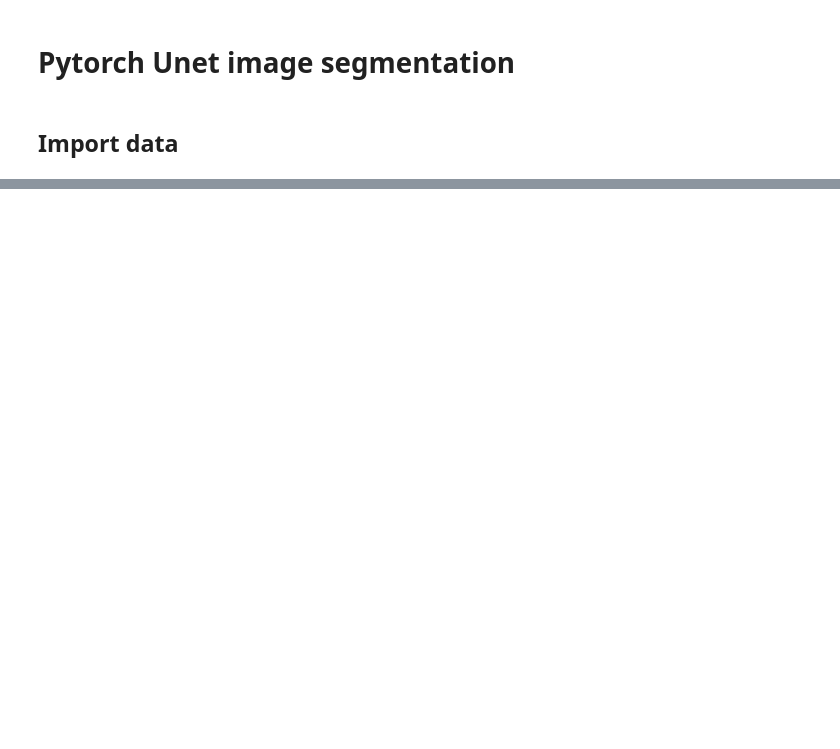
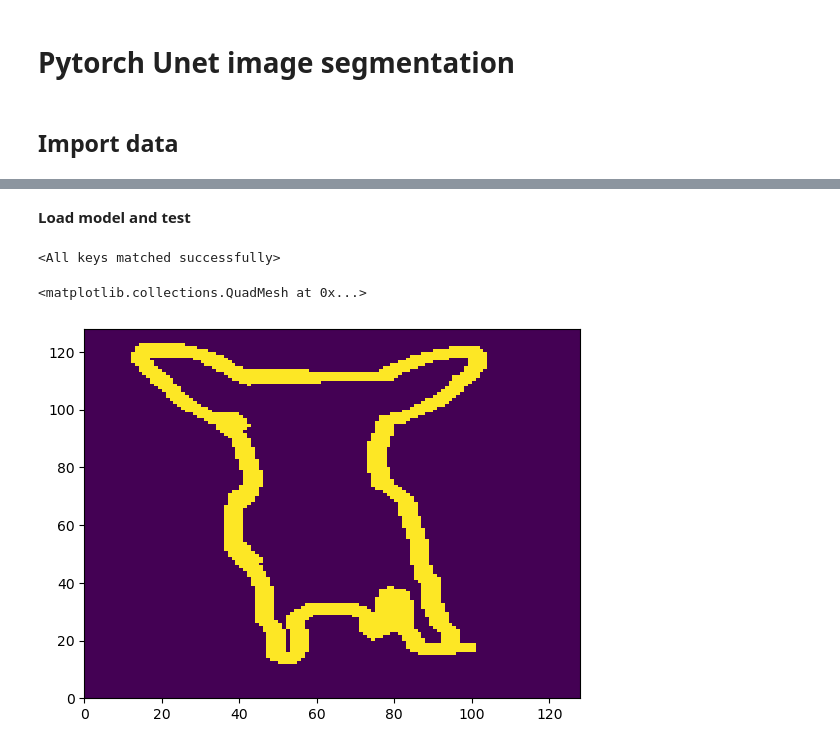
Before and after one commit to yingkaisha/atmos_notebooks, a Jupyter notebook: Pytorch/Pytorch_Unet_image_segmentation.ipynb, the cells around one changed output, grey strips where cells are left out. Saved outputs shown, nothing was run; the diff lists cells and outputs as text; code cells hidden in the pictures; blank space fills up the shorter version.

```diff
--- a/Pytorch/Pytorch_Unet_image_segmentation.ipynb
+++ b/Pytorch/Pytorch_Unet_image_segmentation.ipynb
@@ -198,0 +233,2 @@ for epoch in range(2):  # loop over the dataset multiple times
+# %%
+N_sample = 64 # number of samples per batch
@@ -198,0 +326,11 @@ for epoch in range(2):  # loop over the dataset multiple times
+# %%
+N_epoch = 50 # number of epoches
+min_del = 0.0
+max_tol = 3 # early stopping with 2-epoch patience
+tol = 0
+
+save_dir = '/glade/work/ksha/torch_models/oxford_unet.pth'
+
+model = UNet(n_channels=3, n_classes=3).to("cuda")
+loss_func = nn.CrossEntropyLoss()
+optimizer = torch.optim.Adam(model.parameters(), lr=1e-3)
@@ -198,0 +339,22 @@ for epoch in range(2):  # loop over the dataset multiple times
+# %%
+# # load from pre-train
+# model = UNet(n_channels=3, n_classes=3).to("cuda")
+# model.load_state_dict(torch.load(save_dir))
+
+# training loop
+N_points = 128*128*3
+record = valid(model, valid_loader, N_points, F.cross_entropy)
+print('Initial loss: {}'.format(record))
+
+for epoch in range(N_epoch):
+    train(model, train_loader, loss_func, optimizer)
+
+    # validation on-epoch-end
+    record_temp = valid(model, valid_loader, N_points, F.cross_entropy)
+    print('Validation loss: {}'.format(record_temp))
+
+    if record - record_temp > min_del:
+        print('Validation loss improved from {} to {}'.format(record, record_temp))
+        record = record_temp
+        print("Save to {}".format(save_dir))
+        torch.save(model.state_dict(), save_dir)
@@ -198,0 +379,2 @@ for epoch in range(2):  # loop over the dataset multiple times
+# %% [markdown]
+**Load model and test**
@@ -198,0 +386,15 @@ for epoch in range(2):  # loop over the dataset multiple times
+# %%
+model = UNet(n_channels=3, n_classes=3).to("cuda")
+model.load_state_dict(torch.load(save_dir))
+# %% [output]
+<All keys matched successfully>
+# %%
+train_input, train_target = next(iter(train_loader))
+train_input = train_input.to("cuda")
+y_pred = model(train_input)
+y_pred = y_pred.cpu().detach().numpy()
+# %%
+plt.pcolormesh(train_target[0, 2, ...])
+# %% [output]
+<matplotlib.collections.QuadMesh at 0x...>
+[figure, added]
```
Also changed, not shown: parts of 38 cells of this notebook, 2 other files.
